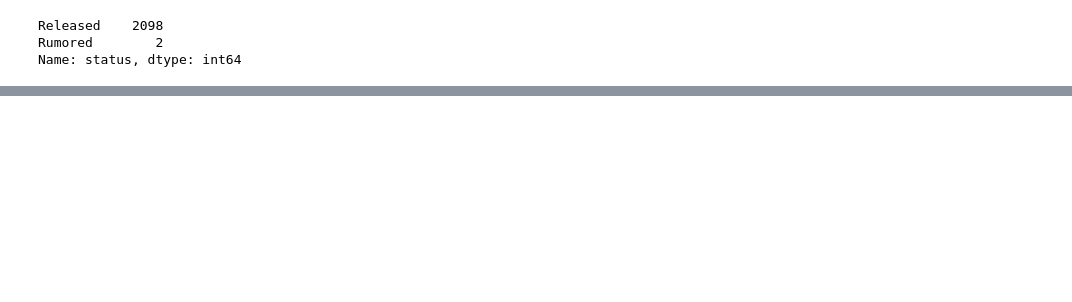
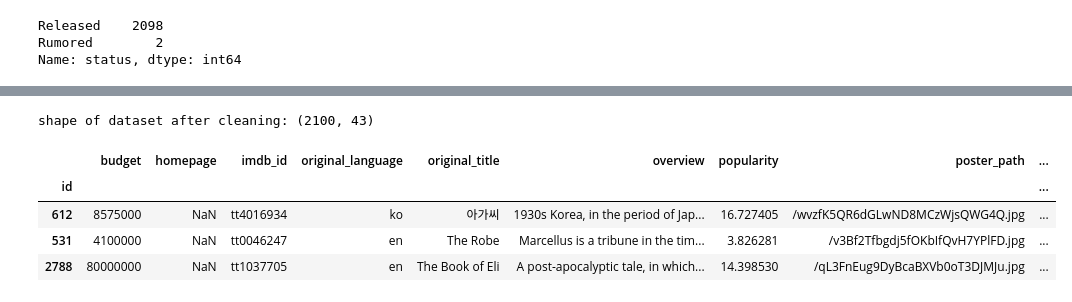
Before and after one commit to AilingLiu/TMDB_Box_Office_Prediction, a Jupyter notebook: tmdb_box_office_revenue_prediction.ipynb, the cells around one changed output, grey strips where cells are left out. Cells and saved outputs as stored; diff of their text form; code cells hidden in the pictures; blank space fills up the shorter version.

```diff
--- a/tmdb_box_office_revenue_prediction.ipynb
+++ b/tmdb_box_office_revenue_prediction.ipynb
@@ -320,0 +307,38 @@ Name: status, dtype: int64
+# %%
+from pandas.io.json import json_normalize
+
+list_to_dict = lambda x: x[0] if x and isinstance(x, list) else {}
+
+def split_json_to_cols(col_names=io_columns, data=dev_set):
+  newdata = data.copy()
+
+  for colname in col_names:
+    column_unlist = newdata[colname].apply(list_to_dict)
+    df = json_normalize(column_unlist)
+    df.index = data.index
+    new_df_names = [colname + '_' + name for name in df.columns]
+    df.columns = new_df_names
+
+    # change the column '.._id' to object type instead of float
+    if df.columns.str.contains('_id').any():
+      id_ind = np.where(df.columns.str.contains('_id'))[0]
+      df.iloc[:, id_ind] = df.iloc[:, id_ind].astype('object')
+
+    newdata.drop(colname, axis=1, inplace=True)
+    #newdata.merge(df, left_index=True, right_index=True)
+    newdata=pd.concat([newdata, df], axis=1)
+
+  return newdata
+# %%
+clean_dev = split_json_to_cols()
+clean_test = split_json_to_cols(data=val_set)
+
+print(f'shape of dataset after cleaning: {clean_dev.shape}')
+display(clean_dev.head(3))
+# %% [output]
+shape of dataset after cleaning: (2100, 43)
+|  | budget | homepage | imdb_id | original_language | original_title | overview | popularity | poster_path | ... |
+| id |  |  |  |  |  |  |  |  | ... |
+| 612 | 8575000 | NaN | tt4016934 | ko | 아가씨 | 1930s Korea, in the period of Jap... | 16.727405 | /wvzfK5QR6dGLwND8MCzWjsQWG4Q.jpg | ... |
+| 531 | 4100000 | NaN | tt0046247 | en | The Robe | Marcellus is a tribune in the tim... | 3.826281 | /v3Bf2Tfbgdj5fOKbIfQvH7YPlFD.jpg | ... |
+| 2788 | 80000000 | NaN | tt1037705 | en | The Book of Eli | A post-apocalyptic tale, in which... | 14.398530 | /qL3FnEug9DyBcaBXVb0oT3DJMJu.jpg | ... |
```
Also changed, not shown: parts of 19 cells of this notebook.
